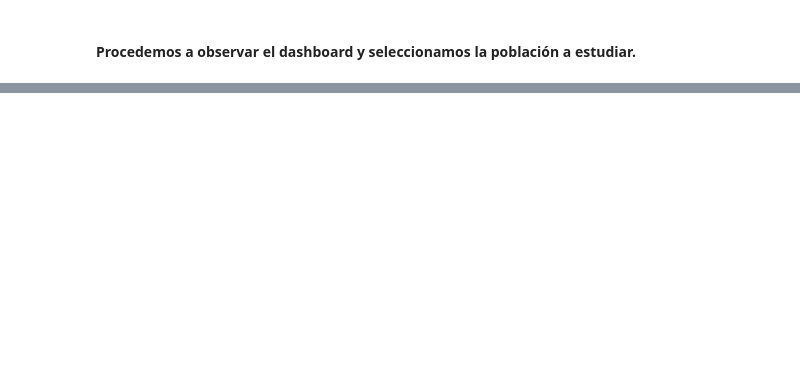
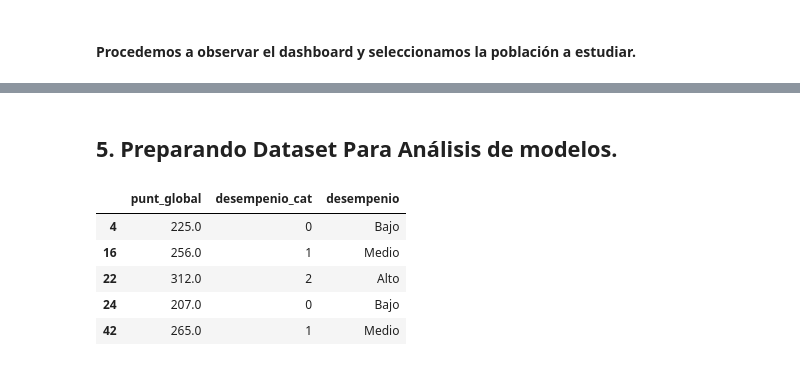
Before and after one commit to jesuarezt/sistemas_inteligentes, a Jupyter notebook: analisis_exploratorio.ipynb, the cells around one changed output, grey strips where cells are left out. Drawn from its saved outputs; the diff is of its cells as text; code cells hidden in the pictures; blank space fills up the shorter version.

Commit message:
definiendo dataset final para modelos

```diff
--- a/analisis_exploratorio.ipynb
+++ b/analisis_exploratorio.ipynb
@@ -171,0 +166,24 @@ Index(['estu_tipodocumento', 'estu_nacionalidad', 'estu_genero',
+# %% [markdown]
+## 5. Preparando Dataset Para Análisis de modelos.
+# %%
+df = df.assign(desempenio_cat = pd.qcut(df.punt_global, q = 3, labels = False))
+def desempenio_name(x):
+    if x==0:
+        return 'Bajo'
+    elif x==1:
+        return 'Medio'
+    elif x==2:
+        return 'Alto'
+    else:
+        return 'Error'
+df = df.assign(desempenio = df.desempenio_cat.apply(desempenio_name))
+del desempenio_name
+# %%
+df[['punt_global', 'desempenio_cat', 'desempenio']].head()
+# %% [output]
+|  | punt_global | desempenio_cat | desempenio |
+| 4 | 225.0 | 0 | Bajo |
+| 16 | 256.0 | 1 | Medio |
+| 22 | 312.0 | 2 | Alto |
+| 24 | 207.0 | 0 | Bajo |
+| 42 | 265.0 | 1 | Medio |
```
Also changed, not shown: parts of 16 cells of this notebook.
